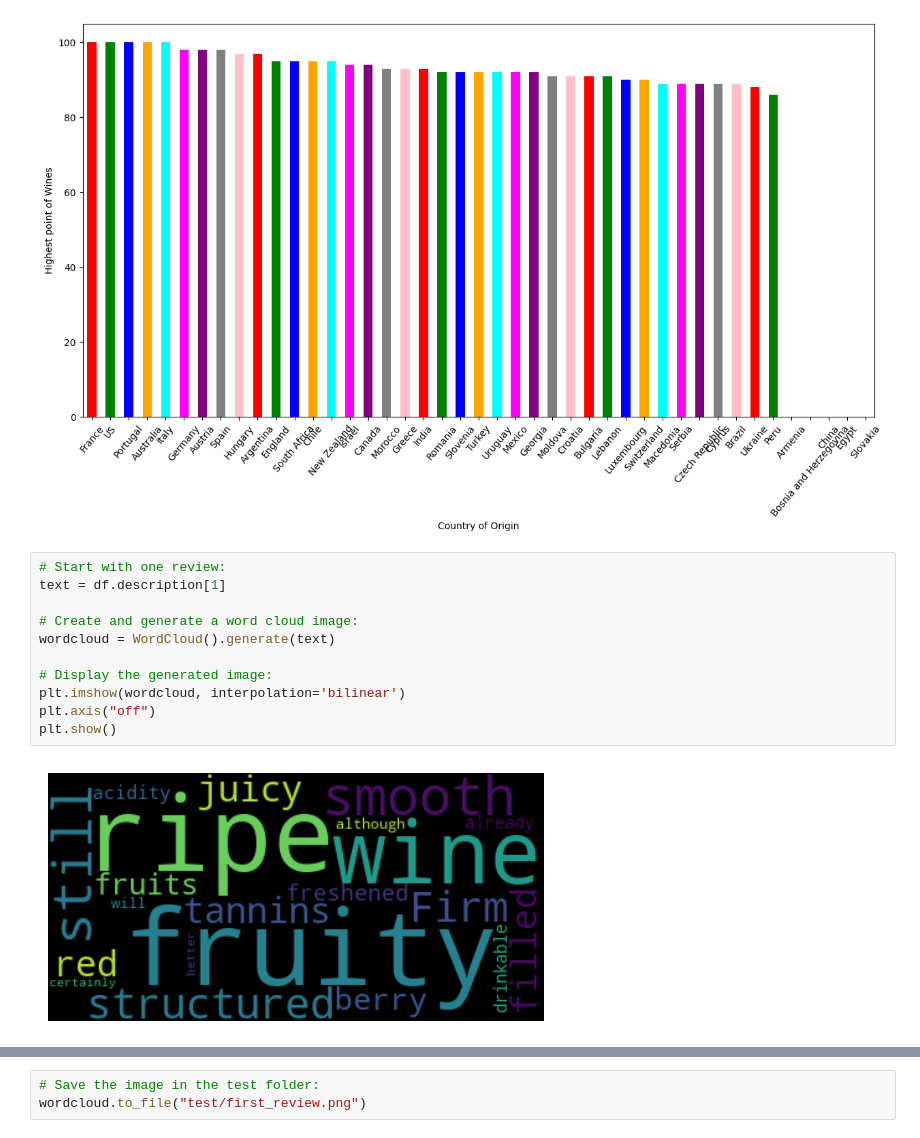
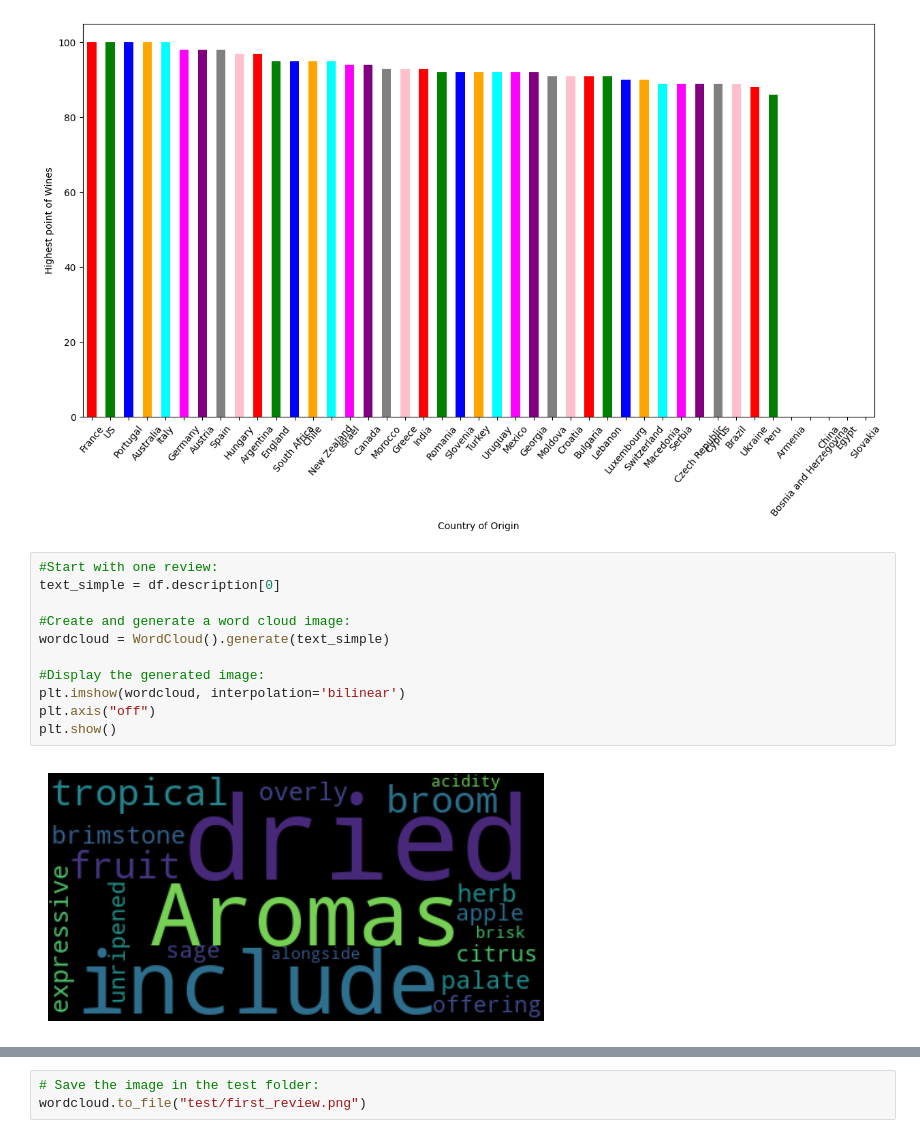
Before and after one commit to Ch-Erenn/ms-data-science, a Jupyter notebook: wordcloud/word-cloud.ipynb, the cells around one changed output, grey strips where cells are left out. Drawn from its saved outputs; the diff is of its cells as text.

```diff
--- a/wordcloud/word-cloud.ipynb
+++ b/wordcloud/word-cloud.ipynb
@@ -92,16 +92,16 @@ plt.show()
 # %% [output]
 [figure]
 # %%
-# Start with one review:
-text = df.description[1]
+#Start with one review:
+text_simple = df.description[0]
 
-# Create and generate a word cloud image:
-wordcloud = WordCloud().generate(text)
+#Create and generate a word cloud image:
+wordcloud = WordCloud().generate(text_simple)
 
-# Display the generated image:
+#Display the generated image:
 plt.imshow(wordcloud, interpolation='bilinear')
 plt.axis("off")
 plt.show()
 # %% [output]
-[figure, old version]
+[figure, new version]
 # %%
```
Also changed, not shown: parts of 4 cells of this notebook, 1 other file.
